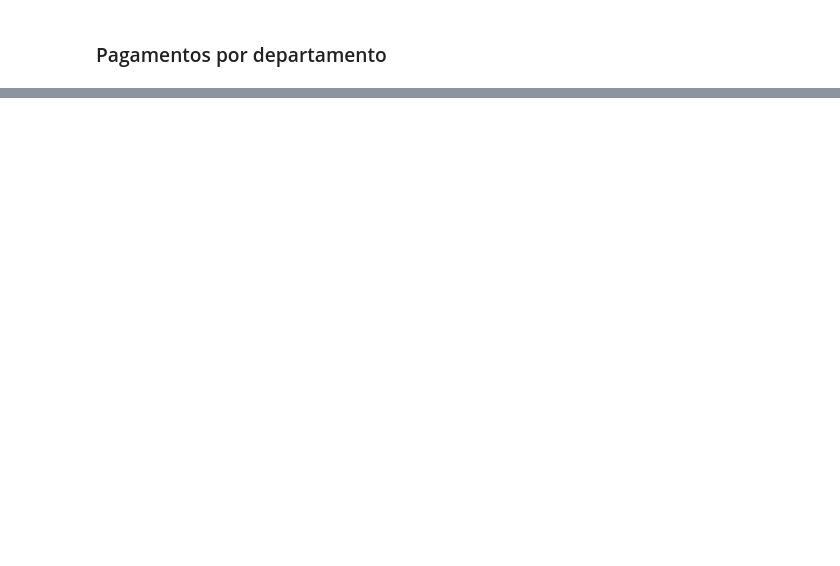
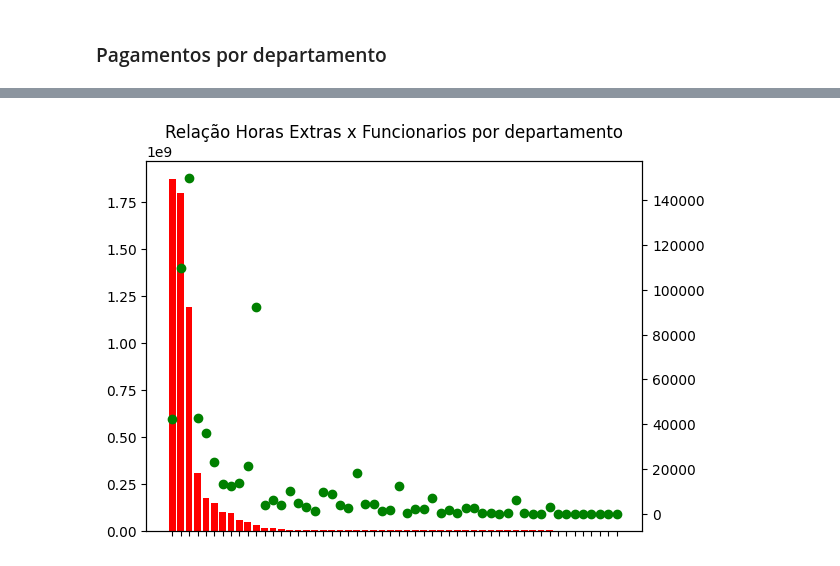
Before and after one commit to HugoCSouza/HUGO_SOUZA_DDF_TECH_072024, a Jupyter notebook: src/notebooks/eda.ipynb, the cells around one changed output, grey strips where cells are left out. Cells and saved outputs as stored; diff of their text form; code cells hidden in the pictures; blank space fills up the shorter version.

```diff
--- a/src/notebooks/eda.ipynb
+++ b/src/notebooks/eda.ipynb
@@ -478,0 +470,12 @@ payments_departments.sort_values(by="TOTAL_PAY",ascending=False)
+# %%
+over_employees = data3.merge(data1)
+fig = pyploy.subplot()
+fig.bar(over_employees["DEPARTMENT_TITLE"],over_employees["OVERTIME_PAY"], color = "r", label = "teste")
+fig2 = fig.twinx()
+fig2.scatter(over_employees["DEPARTMENT_TITLE"],over_employees["RECORD_NBR"], color = "g", label = "teste")
+fig.set_xticklabels([])
+fig2.xaxis.label.set_visible(False)
+pyploy.title("Relação Horas Extras x Funcionarios por departamento")
+pyploy.show()
+# %% [output]
+[figure, added]
```
Also changed, not shown: parts of 20 cells of this notebook, 1 other file.
